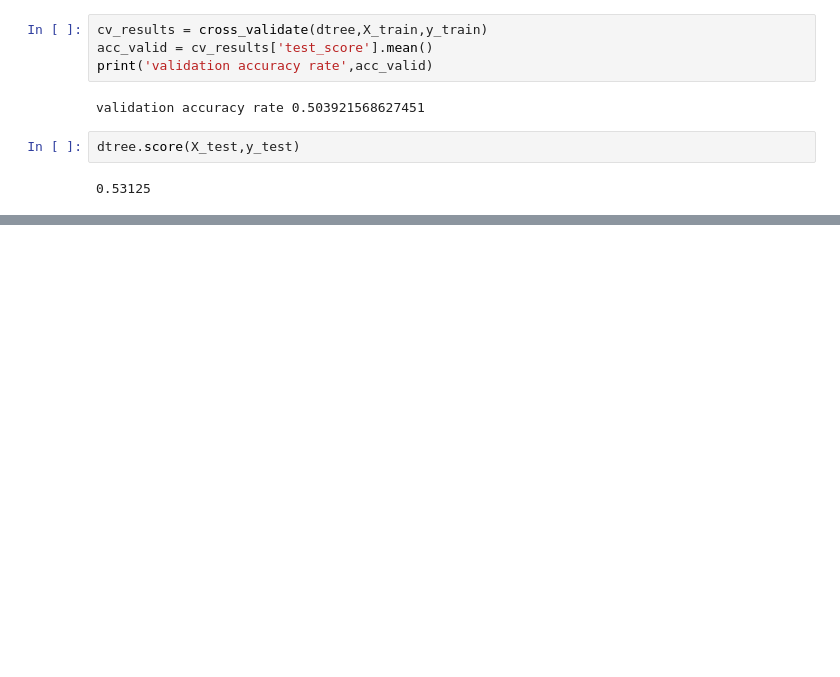
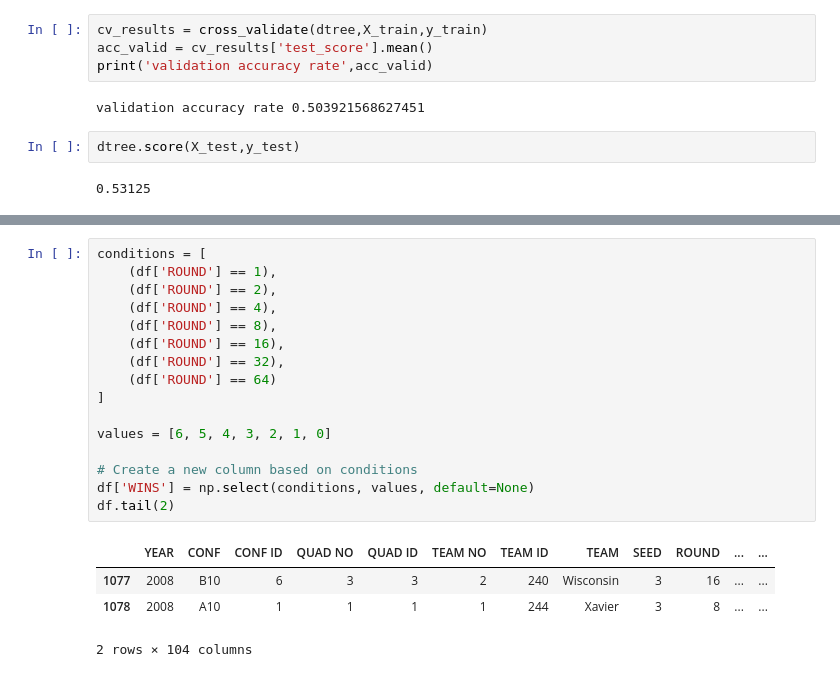
Before and after one commit to rhit-utsisda/ML-Project, a Jupyter notebook: Project/DtreewTrap.ipynb, the cells around one changed output, grey strips where cells are left out. Drawn from its saved outputs; the diff is of its cells as text; blank space fills up the shorter version.

```diff
--- a/Project/DtreewTrap.ipynb
+++ b/Project/DtreewTrap.ipynb
@@ -110,0 +133,21 @@ Forest -> train R2 = 0.896   test R2 = 0.405
+# %%
+conditions = [
+    (df['ROUND'] == 1),
+    (df['ROUND'] == 2),
+    (df['ROUND'] == 4),
+    (df['ROUND'] == 8),
+    (df['ROUND'] == 16),
+    (df['ROUND'] == 32),
+    (df['ROUND'] == 64)
+]
+
+values = [6, 5, 4, 3, 2, 1, 0]
+
+# Create a new column based on conditions
+df['WINS'] = np.select(conditions, values, default=None)
+df.tail(2)
+# %% [output]
+|  | YEAR | CONF | CONF ID | QUAD NO | QUAD ID | TEAM NO | TEAM ID | TEAM | SEED | ROUND | ... | ... |
+| 1077 | 2008 | B10 | 6 | 3 | 3 | 2 | 240 | Wisconsin | 3 | 16 | ... | ... |
+| 1078 | 2008 | A10 | 1 | 1 | 1 | 1 | 244 | Xavier | 3 | 8 | ... | ... |
+2 rows × 104 columns
```
Also changed, not shown: parts of 15 cells of this notebook, 4 other files.
